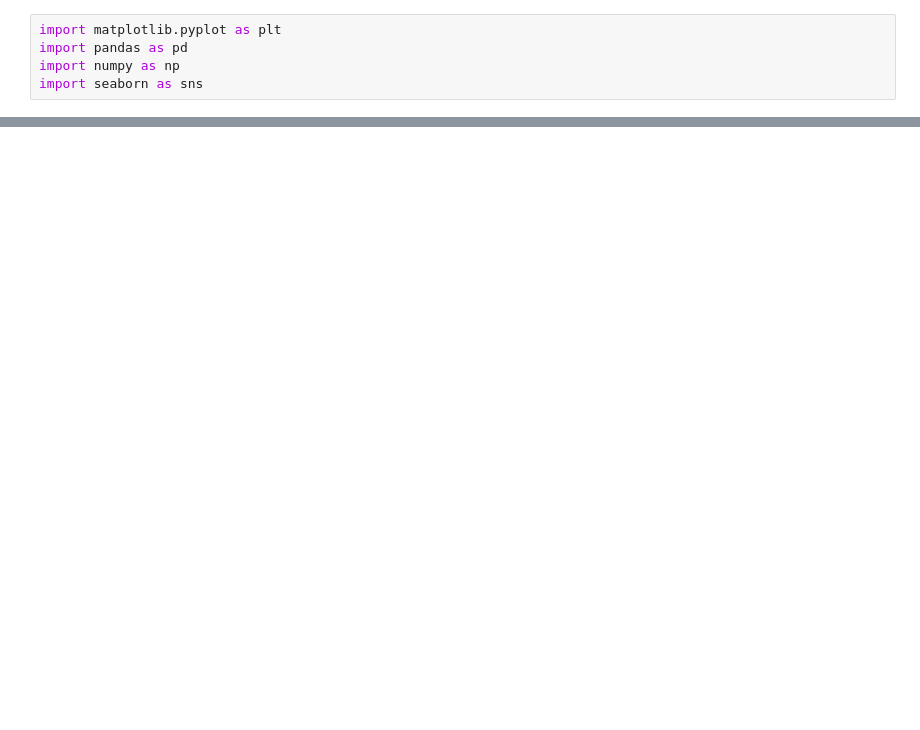
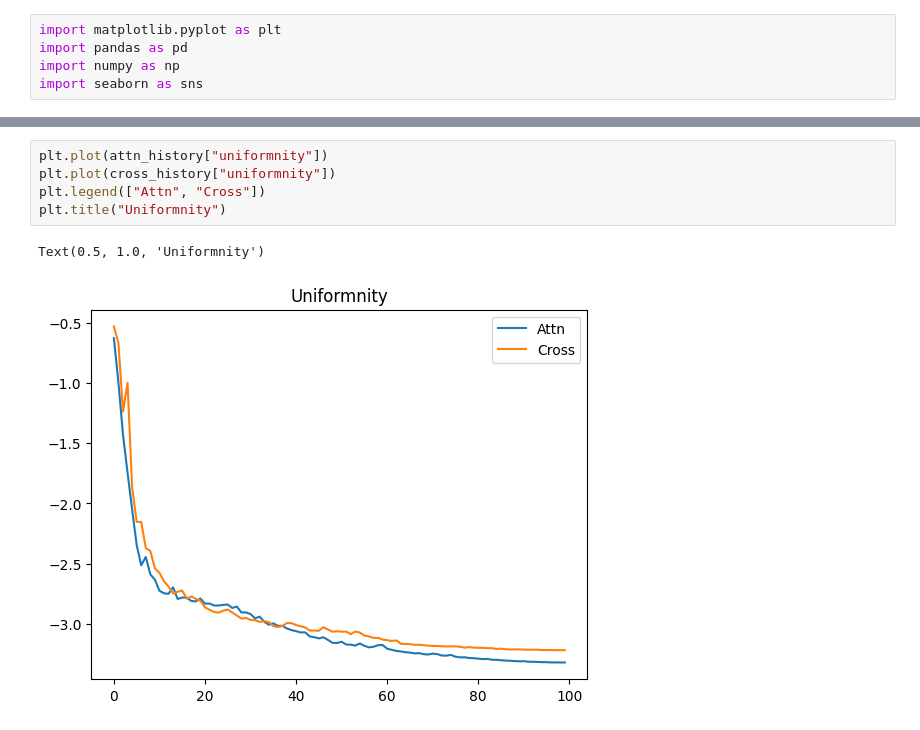
Before and after one commit to lluuww0112/Pllog, a Jupyter notebook: model/history_visualizetion/visualization.ipynb, the cells around one changed output, grey strips where cells are left out. Saved outputs shown, nothing was run; the diff lists cells and outputs as text; blank space fills up the shorter version.

```diff
--- a/model/history_visualizetion/visualization.ipynb
+++ b/model/history_visualizetion/visualization.ipynb
@@ -36,0 +34,8 @@ plt.legend(["Alignment", "Uniformnity"])
+# %%
+plt.plot(attn_history["uniformnity"])
+plt.plot(cross_history["uniformnity"])
+plt.legend(["Attn", "Cross"])
+plt.title("Uniformnity")
+# %% [output]
+Text(0.5, 1.0, 'Uniformnity')
+[figure, added]
```
Also changed, not shown: parts of 4 cells of this notebook, 1 other file.
